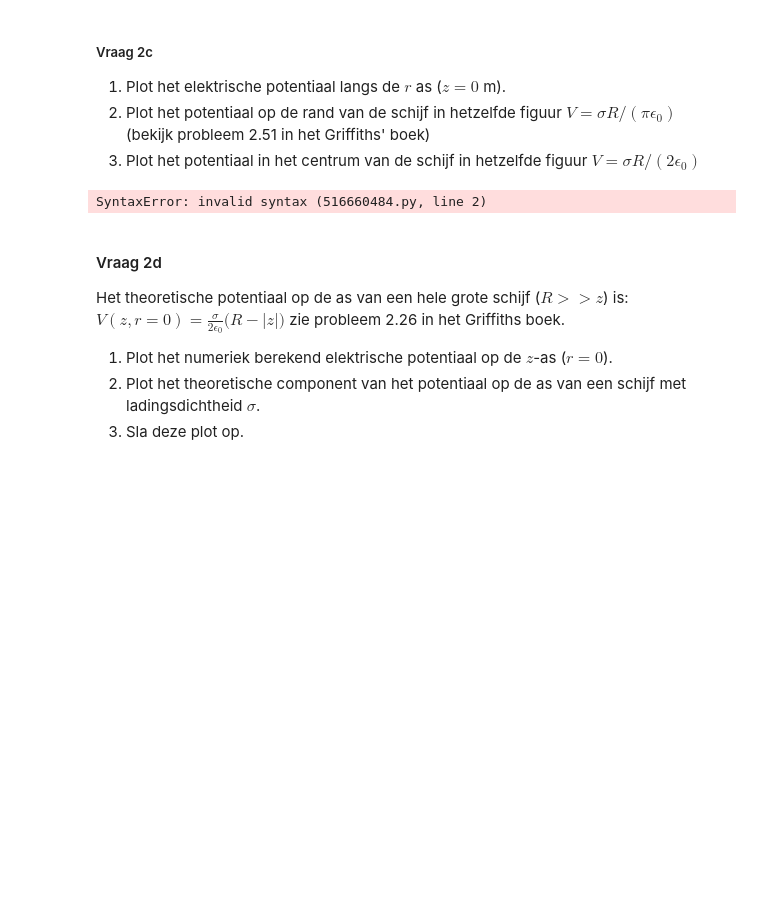
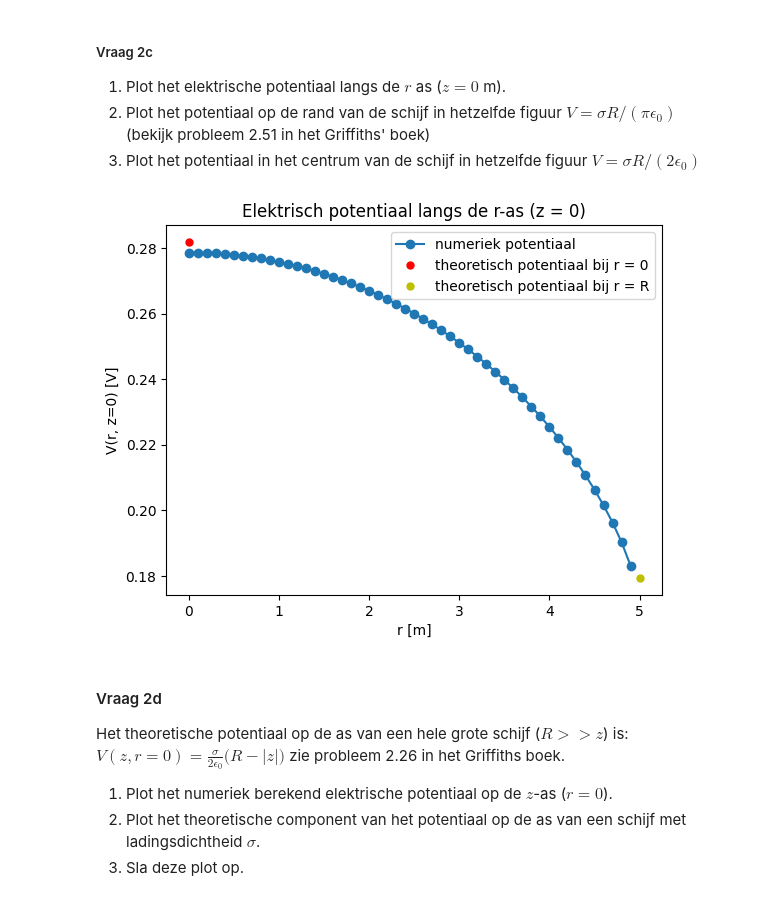
Before and after one commit to Ikbenjamin07/opdrachten-DEF-D, a Jupyter notebook: DigitaleOntwerpopdrachten/1CondensatorOpdracht/CondensatorOntwerpopdracht.ipynb, the cells around one changed output. Cells and saved outputs as stored; diff of their text form; code cells hidden in the pictures; blank space fills up the shorter version.

```diff
--- a/DigitaleOntwerpopdrachten/1CondensatorOpdracht/CondensatorOntwerpopdracht.ipynb
+++ b/DigitaleOntwerpopdrachten/1CondensatorOpdracht/CondensatorOntwerpopdracht.ipynb
@@ -210,3 +210,7 @@ Het aantal punten dat gebruikt wordt om de schijf te creëren is number_point_ch
 ###
 ###Hier jouw code###
 ###
+
+A = np.pi * disk_radius**2  # oppervlakte van de schijf
+sigma = number_point_charges_on_disk * charge_one_point / A  # oppervlakte ladingsdichtheid
+print(f"Oppervlakte ladingsdichtheid sigma: {sigma:.2e} C/m^2")
@@ -218,23 +224,23 @@ Het aantal punten dat gebruikt wordt om de schijf te creëren is number_point_ch
 (bekijk probleem 2.51 in het Griffiths' boek)
 3. Plot het potentiaal in het centrum van de schijf in hetzelfde figuur $V = \sigma R/(2 \epsilon_0)$
 # %%
-# Vul deze code aan zodat deze vraag 2.3 beantwoord.
-idx_z_zero =
+# Vraag 2c: potentiaal langs de r-as (z = 0) met theoretische referentiepunten
+i_z_0 = np.argmin(np.abs(z))
 
-V_0 =  # potentiaal op r = 0
+V_0 = sigma * disk_radius / (2 * epsilon0)        # theoretisch potentiaal op r = 0
+V_R = sigma * disk_radius / (np.pi * epsilon0)    # theoretisch potentiaal op r = R
+r_R = disk_radius
 
-V_R =  # potentiaal op de straal van de schijf
-r_R =  # straal van de schijf
-
-plt.title(f"Jullie titel")
-plt.plot(r, V, "o-", label="numeriek potentiaal")
-plt.plot(0, V_0, "c.", label="theoretisch potentiaal $r$=0 m")
-plt.plot(r_R, V_R, "c.", label="theoretisch potentiaal $r$=$R$ m")
+plt.title("Elektrisch potentiaal langs de r-as (z = 0)")
+plt.plot(r, V[i_z_0, :], "o-", label="numeriek potentiaal")
+plt.plot(0, V_0, "r.", markersize=10, label="theoretisch potentiaal bij r = 0")
+plt.plot(r_R, V_R, "y.", markersize=10, label="theoretisch potentiaal bij r = R")
+plt.xlabel("r [m]")
+plt.ylabel("V(r, z=0) [V]")
 plt.legend()
-plt.xlabel("Een relevante eenheid")
-plt.ylabel("Een relevante eenheid")
+plt.show()
 # %% [output]
-SyntaxError: invalid syntax (516660484.py, line 2)
+[figure, added]
 # %% [markdown]
 #### Vraag 2d
 
```
Also changed, not shown: parts of 11 cells of this notebook, 4 other files.
